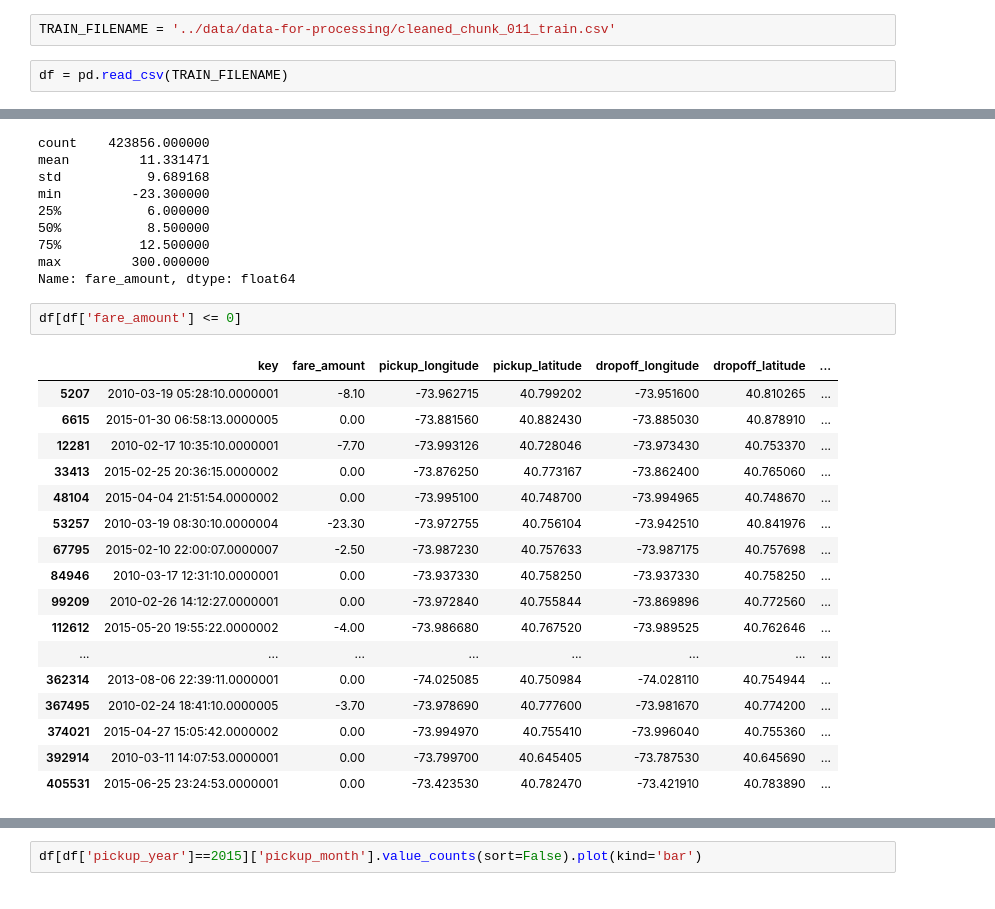
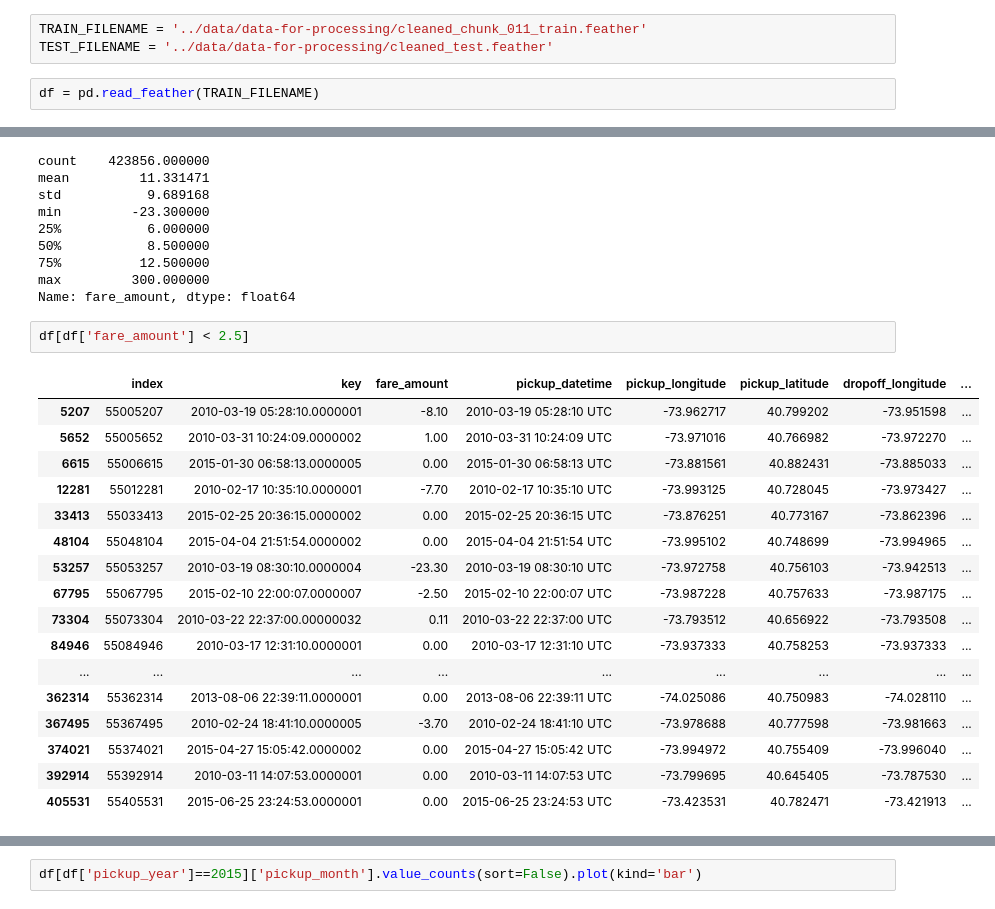
Before and after one commit to ShuaiHuang/kaggle-new-york-city-taxi-fare-prediction, a Jupyter notebook: code/exploratory-data-analysis.ipynb, the cells around one changed output, grey strips where cells are left out. Cells and saved outputs as stored; diff of their text form.

```diff
--- a/code/exploratory-data-analysis.ipynb
+++ b/code/exploratory-data-analysis.ipynb
@@ -8,7 +9,8 @@ import matplotlib
 # %%
-TRAIN_FILENAME = '../data/data-for-processing/cleaned_chunk_011_train.csv'
+TRAIN_FILENAME = '../data/data-for-processing/cleaned_chunk_011_train.feather'
+TEST_FILENAME = '../data/data-for-processing/cleaned_test.feather'
 # %%
-df = pd.read_csv(TRAIN_FILENAME)
+df = pd.read_feather(TRAIN_FILENAME)
 # %%
 df.info()
 # %% [output]
@@ -58,23 +59,23 @@ min         -23.300000
 max         300.000000
 Name: fare_amount, dtype: float64
 # %%
-df[df['fare_amount'] <= 0]
+df[df['fare_amount'] < 2.5]
 # %% [output]
-|  | key | fare_amount | pickup_longitude | pickup_latitude | dropoff_longitude | dropoff_latitude | ... |
-| 5207 | 2010-03-19 05:28:10.0000001 | -8.10 | -73.962715 | 40.799202 | -73.951600 | 40.810265 | ... |
-| 6615 | 2015-01-30 06:58:13.0000005 | 0.00 | -73.881560 | 40.882430 | -73.885030 | 40.878910 | ... |
-| 12281 | 2010-02-17 10:35:10.0000001 | -7.70 | -73.993126 | 40.728046 | -73.973430 | 40.753370 | ... |
-| 33413 | 2015-02-25 20:36:15.0000002 | 0.00 | -73.876250 | 40.773167 | -73.862400 | 40.765060 | ... |
-| 48104 | 2015-04-04 21:51:54.0000002 | 0.00 | -73.995100 | 40.748700 | -73.994965 | 40.748670 | ... |
-| 53257 | 2010-03-19 08:30:10.0000004 | -23.30 | -73.972755 | 40.756104 | -73.942510 | 40.841976 | ... |
-| 67795 | 2015-02-10 22:00:07.0000007 | -2.50 | -73.987230 | 40.757633 | -73.987175 | 40.757698 | ... |
-| 84946 | 2010-03-17 12:31:10.0000001 | 0.00 | -73.937330 | 40.758250 | -73.937330 | 40.758250 | ... |
-| 99209 | 2010-02-26 14:12:27.0000001 | 0.00 | -73.972840 | 40.755844 | -73.869896 | 40.772560 | ... |
-| 112612 | 2015-05-20 19:55:22.0000002 | -4.00 | -73.986680 | 40.767520 | -73.989525 | 40.762646 | ... |
-| ... | ... | ... | ... | ... | ... | ... | ... |
-| 362314 | 2013-08-06 22:39:11.0000001 | 0.00 | -74.025085 | 40.750984 | -74.028110 | 40.754944 | ... |
-| 367495 | 2010-02-24 18:41:10.0000005 | -3.70 | -73.978690 | 40.777600 | -73.981670 | 40.774200 | ... |
-| 374021 | 2015-04-27 15:05:42.0000002 | 0.00 | -73.994970 | 40.755410 | -73.996040 | 40.755360 | ... |
-| 392914 | 2010-03-11 14:07:53.0000001 | 0.00 | -73.799700 | 40.645405 | -73.787530 | 40.645690 | ... |
-| 405531 | 2015-06-25 23:24:53.0000001 | 0.00 | -73.423530 | 40.782470 | -73.421910 | 40.783890 | ... |
+|  | index | key | fare_amount | pickup_datetime | pickup_longitude | pickup_latitude | dropoff_longitude | ... |
+| 5207 | 55005207 | 2010-03-19 05:28:10.0000001 | -8.10 | 2010-03-19 05:28:10 UTC | -73.962717 | 40.799202 | -73.951598 | ... |
+| 5652 | 55005652 | 2010-03-31 10:24:09.0000002 | 1.00 | 2010-03-31 10:24:09 UTC | -73.971016 | 40.766982 | -73.972270 | ... |
+| 6615 | 55006615 | 2015-01-30 06:58:13.0000005 | 0.00 | 2015-01-30 06:58:13 UTC | -73.881561 | 40.882431 | -73.885033 | ... |
+| 12281 | 55012281 | 2010-02-17 10:35:10.0000001 | -7.70 | 2010-02-17 10:35:10 UTC | -73.993125 | 40.728045 | -73.973427 | ... |
+| 33413 | 55033413 | 2015-02-25 20:36:15.0000002 | 0.00 | 2015-02-25 20:36:15 UTC | -73.876251 | 40.773167 | -73.862396 | ... |
+| 48104 | 55048104 | 2015-04-04 21:51:54.0000002 | 0.00 | 2015-04-04 21:51:54 UTC | -73.995102 | 40.748699 | -73.994965 | ... |
+| 53257 | 55053257 | 2010-03-19 08:30:10.0000004 | -23.30 | 2010-03-19 08:30:10 UTC | -73.972758 | 40.756103 | -73.942513 | ... |
+| 67795 | 55067795 | 2015-02-10 22:00:07.0000007 | -2.50 | 2015-02-10 22:00:07 UTC | -73.987228 | 40.757633 | -73.987175 | ... |
+| 73304 | 55073304 | 2010-03-22 22:37:00.00000032 | 0.11 | 2010-03-22 22:37:00 UTC | -73.793512 | 40.656922 | -73.793508 | ... |
+| 84946 | 55084946 | 2010-03-17 12:31:10.0000001 | 0.00 | 2010-03-17 12:31:10 UTC | -73.937333 | 40.758253 | -73.937333 | ... |
+| ... | ... | ... | ... | ... | ... | ... | ... | ... |
+| 362314 | 55362314 | 2013-08-06 22:39:11.0000001 | 0.00 | 2013-08-06 22:39:11 UTC | -74.025086 | 40.750983 | -74.028110 | ... |
+| 367495 | 55367495 | 2010-02-24 18:41:10.0000005 | -3.70 | 2010-02-24 18:41:10 UTC | -73.978688 | 40.777598 | -73.981663 | ... |
+| 374021 | 55374021 | 2015-04-27 15:05:42.0000002 | 0.00 | 2015-04-27 15:05:42 UTC | -73.994972 | 40.755409 | -73.996040 | ... |
+| 392914 | 55392914 | 2010-03-11 14:07:53.0000001 | 0.00 | 2010-03-11 14:07:53 UTC | -73.799695 | 40.645405 | -73.787530 | ... |
+| 405531 | 55405531 | 2015-06-25 23:24:53.0000001 | 0.00 | 2015-06-25 23:24:53 UTC | -73.423531 | 40.782471 | -73.421913 | ... |
 # %%
```
Also changed, not shown: parts of 36 cells of this notebook.
